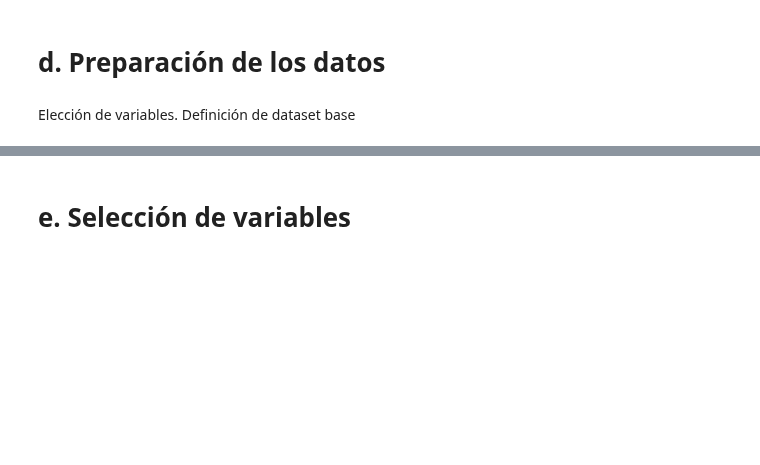
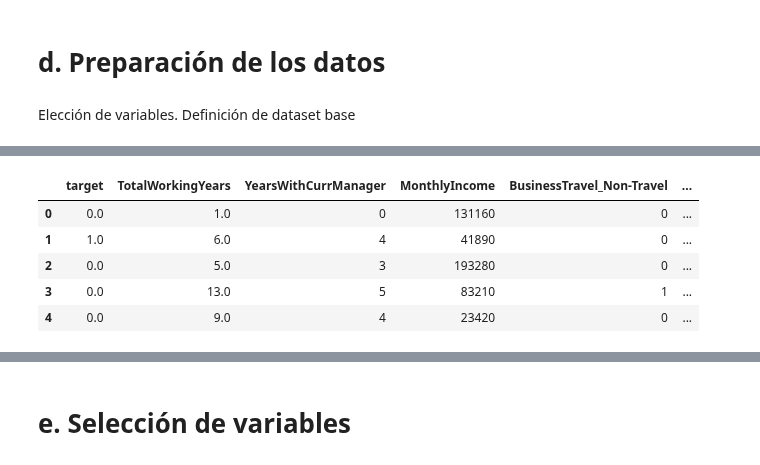
Before and after one commit to JavierBurgos-web/PROYECTO_ANALITICA_II, a Jupyter notebook: Entrega_uno.ipynb, the cells around one changed output, grey strips where cells are left out. Cells and saved outputs as stored; diff of their text form; code cells hidden in the pictures; blank space fills up the shorter version.

```diff
--- a/Entrega_uno.ipynb
+++ b/Entrega_uno.ipynb
@@ -487,6 +492,6 @@ plt.show()
 # %% [markdown]
 Elección de variables. Definición de dataset base
 # %%
-df_base = df_no_nuloss
+df_base = df_no_nulos
 
 df_base = df_base[['Attrition', 'BusinessTravel', 'Education', 'MaritalStatus', 'StockOptionLevel', 'TotalWorkingYears', 'YearsWithCurrManager','MonthlyIncome']]
@@ -492,0 +534,17 @@ df_base = df_base[['Attrition', 'BusinessTravel', 'Education', 'MaritalStatus',
+# %%
+# Para cambiar el tipo de dato puede utilizar la función astype de pandas
+df_base.BusinessTravel = df_base['BusinessTravel'].astype(str)
+df_base.Education = df_base['Education'].astype(str)
+df_base.MaritalStatus = df_base['MaritalStatus'].astype(str)
+df_base.StockOptionLevel = df_base['StockOptionLevel'].astype(str)
+# Convierta las columnas en variables dummy utilizando pd.get_dummies()
+df_base = pd.get_dummies(df_base)
+# Imprimir primeras 3 filas
+df_base.head()
+# %% [output]
+|  | target | TotalWorkingYears | YearsWithCurrManager | MonthlyIncome | BusinessTravel_Non-Travel | ... |
+| 0 | 0.0 | 1.0 | 0 | 131160 | 0 | ... |
+| 1 | 1.0 | 6.0 | 4 | 41890 | 0 | ... |
+| 2 | 0.0 | 5.0 | 3 | 193280 | 0 | ... |
+| 3 | 0.0 | 13.0 | 5 | 83210 | 1 | ... |
+| 4 | 0.0 | 9.0 | 4 | 23420 | 0 | ... |
```
Also changed, not shown: parts of 25 cells of this notebook.
